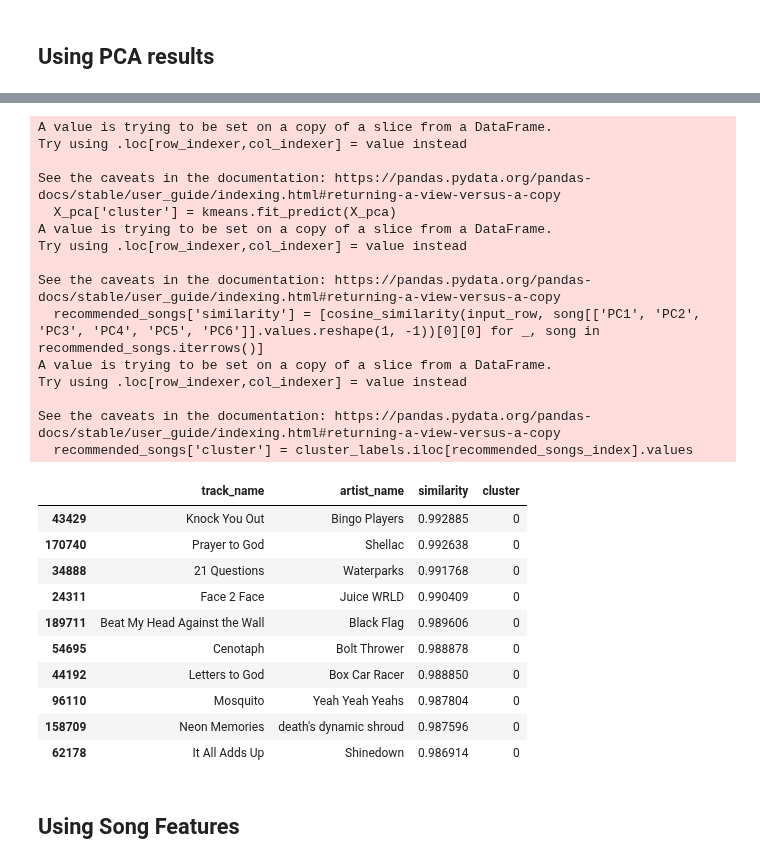
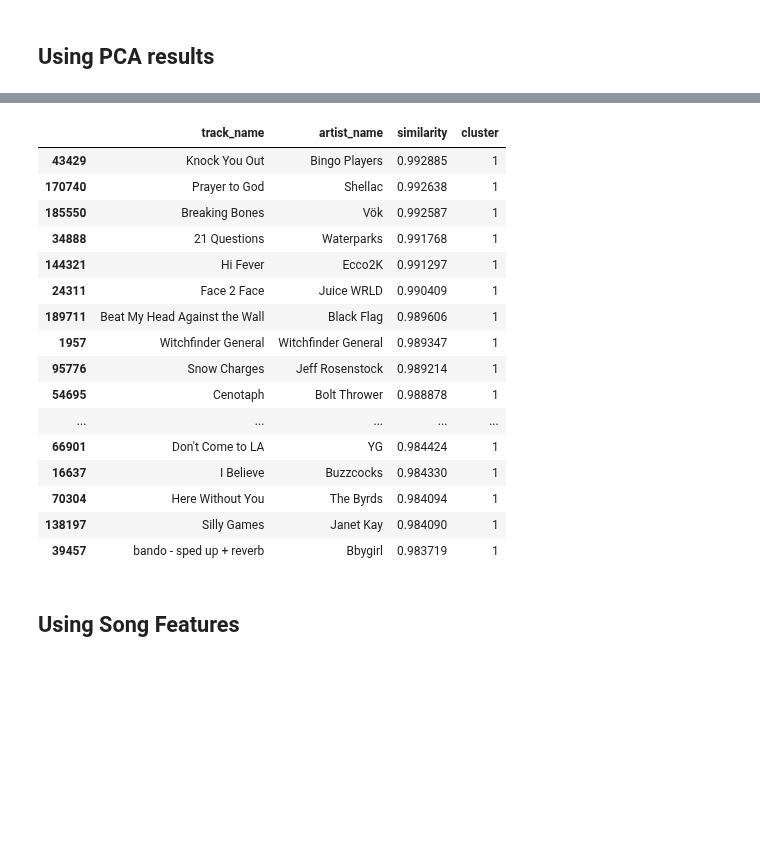
Before and after one commit to LauWyeRock/RecommendationSystem, a Jupyter notebook: Submission/Step3A_KMeans.ipynb, the cells around one changed output, grey strips where cells are left out. Drawn from its saved outputs; the diff is of its cells as text; code cells hidden in the pictures; blank space fills up the shorter version.

```diff
--- a/Submission/Step3A_KMeans.ipynb
+++ b/Submission/Step3A_KMeans.ipynb
@@ -65,18 +67,18 @@ memory usage: 96.8+ MB
 X_pca = songs_feature_eng_pca[['PC1', 'PC2', 'PC3', 'PC4', 'PC5', 'PC6']]
 # Within-Cluster-Sum-of-Squares
 wcss = []
-for i in range(1, 11):
+for i in range(1, 51):
     kmeans = KMeans(n_clusters=i, init='k-means++', n_init=10, random_state=0)
     kmeans.fit(X_pca)
     wcss.append(kmeans.inertia_)
 # plot the elbow curve
-plt.plot(range(1, 11), wcss)
+plt.plot(range(1, 51), wcss)
 plt.title('Elbow Method')
 plt.xlabel('Number of clusters')
 plt.ylabel('WCSS')
 
 # show the best k value
-best_k = 3
+best_k = 8
 plt.axvline(x=best_k, linestyle='--', color='red')
 plt.text(best_k + 0.1, max(wcss)/2, f'Best K: {best_k}')
 plt.show()
@@ -85,6 +87,6 @@ plt.show()
 # %%
 # Applying KMeans clustering with the chosen number of clusters
-optimal_clusters = 3
+optimal_clusters = 8
 kmeans = KMeans(n_clusters = optimal_clusters, n_init=10, random_state=42)
 X_pca['cluster'] = kmeans.fit_predict(X_pca)
 centroids = kmeans.cluster_centers_[:, :6]
@@ -96,10 +98,20 @@ print(centroids)
 
 kmeans_labels = kmeans.labels_
 print(kmeans_labels)
-# Visualization of KMeans clusters
-plt.figure(figsize=(8, 6))
-sns.scatterplot(x = X_pca['PC1'], y = X_pca['PC2'], c=kmeans_labels, cmap='rainbow')
-plt.scatter(centroids[:, 0], centroids[:, 1], s=100, c='black', label='centroid')
-plt.title('KMeans Clusters')
+# # Visualization of KMeans clusters
+# plt.figure(figsize=(8, 6))
+# sns.scatterplot(x = X_pca['PC1'], y = X_pca['PC2'], c=kmeans_labels, cmap='rainbow')
+# plt.scatter(centroids[:, 0], centroids[:, 1], s=100, c='black', label='centroid')
+# plt.title('KMeans Clusters')
+# plt.show()
+
+# 3D Scatter plot visualization for the first three principal components
+fig = plt.figure(figsize=(10, 8))
+ax = fig.add_subplot(111, projection='3d')
+ax.scatter(X_pca['PC1'], X_pca['PC2'], X_pca['PC3'], c=X_pca['cluster'], cmap='viridis', alpha=0.5)
+ax.set_title('KMeans Clusters (3D)')
+ax.set_xlabel('Principal Component 1')
+ax.set_ylabel('Principal Component 2')
+ax.set_zlabel('Principal Component 3')
 plt.show()
 # %% [output]
@@ -128,6 +128,6 @@ plt.show()
 # %%
 # function to recommend songs given a past song
-def recommend_kmeans(df, track_name, artist_name, X, centroids, top_k = 10):
+def recommend_kmeans(df, track_name, artist_name, X, centroids, top_k = 30):
     row = df[(df['track_name']==track_name) & (df['artist_name']==artist_name)]
     input_row = row[['PC1', 'PC2', 'PC3', 'PC4', 'PC5', 'PC6']].iloc[0].values.reshape(1, -1)
 
@@ -147,40 +147,31 @@ def recommend_kmeans(df, track_name, artist_name, X, centroids, top_k = 10):
     return top_k_songs
 # %%
 X_pca = songs_feature_eng_pca[['PC1', 'PC2', 'PC3', 'PC4', 'PC5', 'PC6']]
-optimal_clusters = 3
+optimal_clusters = 8
 kmeans = KMeans(n_clusters = optimal_clusters, n_init=10, random_state=42)
 X_pca['cluster'] = kmeans.fit_predict(X_pca)
 centroids = kmeans.cluster_centers_[:, :6]
 
 # test prediction on one song
 recommend_kmeans(songs_feature_eng_pca, 'Cradle', 'Mudvayne', X_pca, centroids)
 # %% [output]
-A value is trying to be set on a copy of a slice from a DataFrame.
-Try using .loc[row_indexer,col_indexer] = value instead
-
-See the caveats in the documentation: https://pandas.pydata.org/pandas-docs/stable/user_guide/indexing.html#returning-a-view-versus-a-copy
-  X_pca['cluster'] = kmeans.fit_predict(X_pca)
-A value is trying to be set on a copy of a slice from a DataFrame.
-Try using .loc[row_indexer,col_indexer] = value instead
-
-See the caveats in the documentation: https://pandas.pydata.org/pandas-docs/stable/user_guide/indexing.html#returning-a-view-versus-a-copy
-  recommended_songs['similarity'] = [cosine_similarity(input_row, song[['PC1', 'PC2', 'PC3', 'PC4', 'PC5', 'PC6']].values.reshape(1, -1))[0][0] for _, song in recommended_songs.iterrows()]
-A value is trying to be set on a copy of a slice from a DataFrame.
-Try using .loc[row_indexer,col_indexer] = value instead
-
-See the caveats in the documentation: https://pandas.pydata.org/pandas-docs/stable/user_guide/indexing.html#returning-a-view-versus-a-copy
-  recommended_songs['cluster'] = cluster_labels.iloc[recommended_songs_index].values
 |  | track_name | artist_name | similarity | cluster |
-| 43429 | Knock You Out | Bingo Players | 0.992885 | 0 |
-| 170740 | Prayer to God | Shellac | 0.992638 | 0 |
-| 34888 | 21 Questions | Waterparks | 0.991768 | 0 |
-| 24311 | Face 2 Face | Juice WRLD | 0.990409 | 0 |
-| 189711 | Beat My Head Against the Wall | Black Flag | 0.989606 | 0 |
-| 54695 | Cenotaph | Bolt Thrower | 0.988878 | 0 |
-| 44192 | Letters to God | Box Car Racer | 0.988850 | 0 |
-| 96110 | Mosquito | Yeah Yeah Yeahs | 0.987804 | 0 |
-| 158709 | Neon Memories | death's dynamic shroud | 0.987596 | 0 |
-| 62178 | It All Adds Up | Shinedown | 0.986914 | 0 |
+| 43429 | Knock You Out | Bingo Players | 0.992885 | 1 |
+| 170740 | Prayer to God | Shellac | 0.992638 | 1 |
+| 185550 | Breaking Bones | Vök | 0.992587 | 1 |
+| 34888 | 21 Questions | Waterparks | 0.991768 | 1 |
+| 144321 | Hi Fever | Ecco2K | 0.991297 | 1 |
+| 24311 | Face 2 Face | Juice WRLD | 0.990409 | 1 |
+| 189711 | Beat My Head Against the Wall | Black Flag | 0.989606 | 1 |
+| 1957 | Witchfinder General | Witchfinder General | 0.989347 | 1 |
+| 95776 | Snow Charges | Jeff Rosenstock | 0.989214 | 1 |
+| 54695 | Cenotaph | Bolt Thrower | 0.988878 | 1 |
+| ... | ... | ... | ... | ... |
+| 66901 | Don't Come to LA | YG | 0.984424 | 1 |
+| 16637 | I Believe | Buzzcocks | 0.984330 | 1 |
+| 70304 | Here Without You | The Byrds | 0.984094 | 1 |
+| 138197 | Silly Games | Janet Kay | 0.984090 | 1 |
+| 39457 | bando - sped up + reverb | Bbygirl | 0.983719 | 1 |
 # %% [markdown]
 ## Using Song Features
 # %%
```
Also changed, not shown: parts of 6 cells of this notebook, 4 other files.
